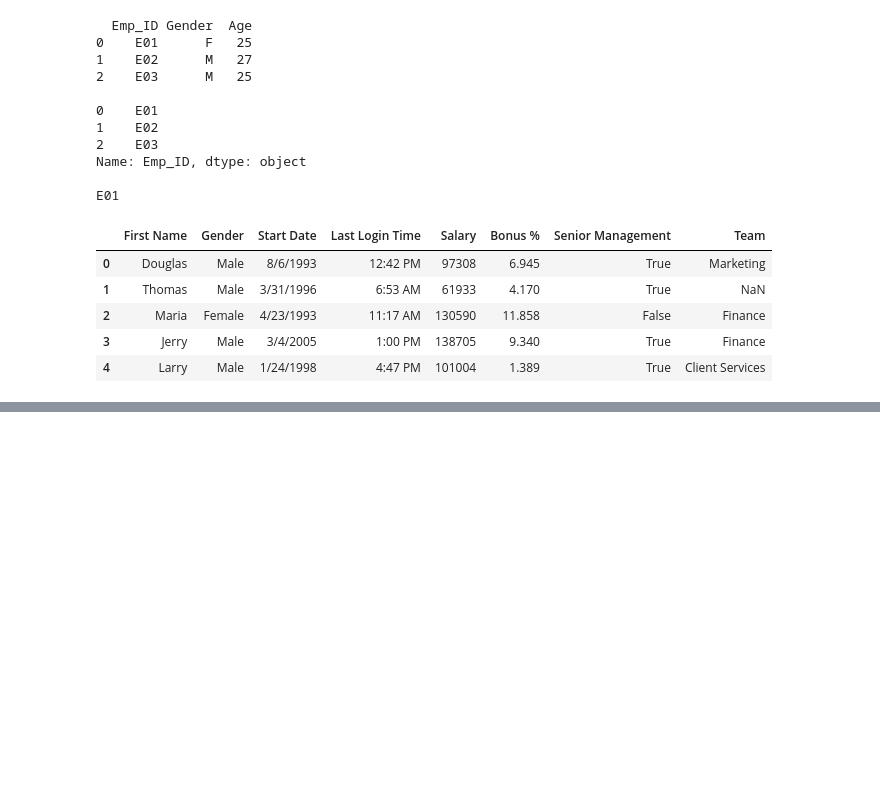
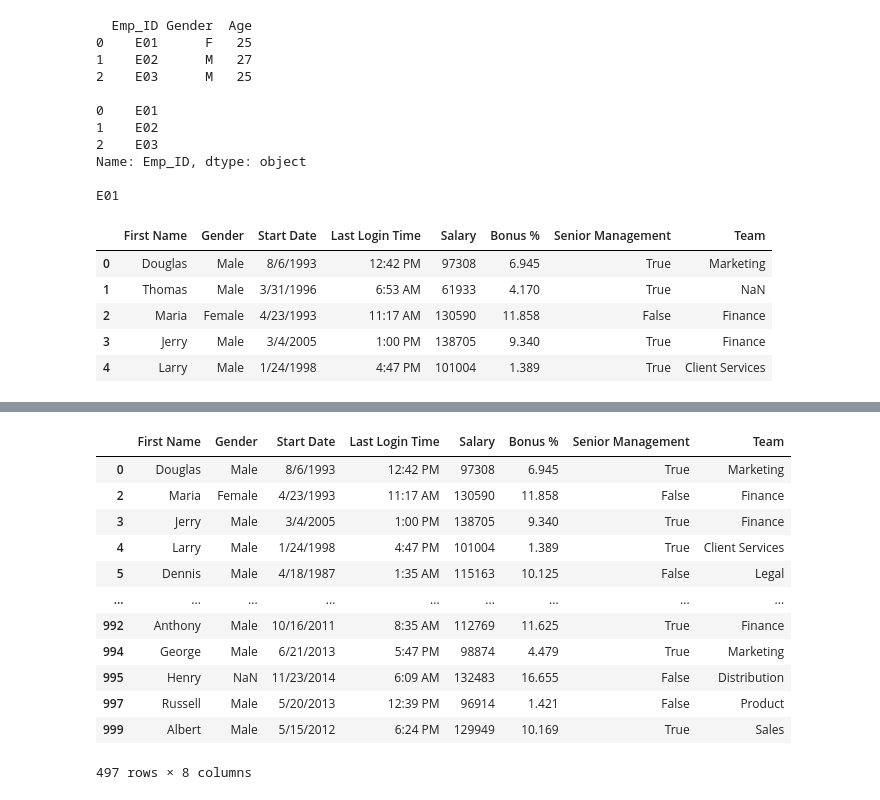
Before and after one commit to sai14karthik/ML, a Jupyter notebook: pandas/code.ipynb, the cells around one changed output, grey strips where cells are left out. Drawn from its saved outputs; the diff is of its cells as text; code cells hidden in the pictures; blank space fills up the shorter version.

```diff
--- a/pandas/code.ipynb
+++ b/pandas/code.ipynb
@@ -40,0 +229,18 @@ df.corr()
+# %%
+sal=df["Salary"].mean()
+# %%
+df[df["Salary"]>sal]
+# %% [output]
+|  | First Name | Gender | Start Date | Last Login Time | Salary | Bonus % | Senior Management | Team |
+| 0 | Douglas | Male | 8/6/1993 | 12:42 PM | 97308 | 6.945 | True | Marketing |
+| 2 | Maria | Female | 4/23/1993 | 11:17 AM | 130590 | 11.858 | False | Finance |
+| 3 | Jerry | Male | 3/4/2005 | 1:00 PM | 138705 | 9.340 | True | Finance |
+| 4 | Larry | Male | 1/24/1998 | 4:47 PM | 101004 | 1.389 | True | Client Services |
+| 5 | Dennis | Male | 4/18/1987 | 1:35 AM | 115163 | 10.125 | False | Legal |
+| ... | ... | ... | ... | ... | ... | ... | ... | ... |
+| 992 | Anthony | Male | 10/16/2011 | 8:35 AM | 112769 | 11.625 | True | Finance |
+| 994 | George | Male | 6/21/2013 | 5:47 PM | 98874 | 4.479 | True | Marketing |
+| 995 | Henry | NaN | 11/23/2014 | 6:09 AM | 132483 | 16.655 | False | Distribution |
+| 997 | Russell | Male | 5/20/2013 | 12:39 PM | 96914 | 1.421 | False | Product |
+| 999 | Albert | Male | 5/15/2012 | 6:24 PM | 129949 | 10.169 | True | Sales |
+497 rows × 8 columns
```
Also changed, not shown: parts of 35 cells of this notebook.
